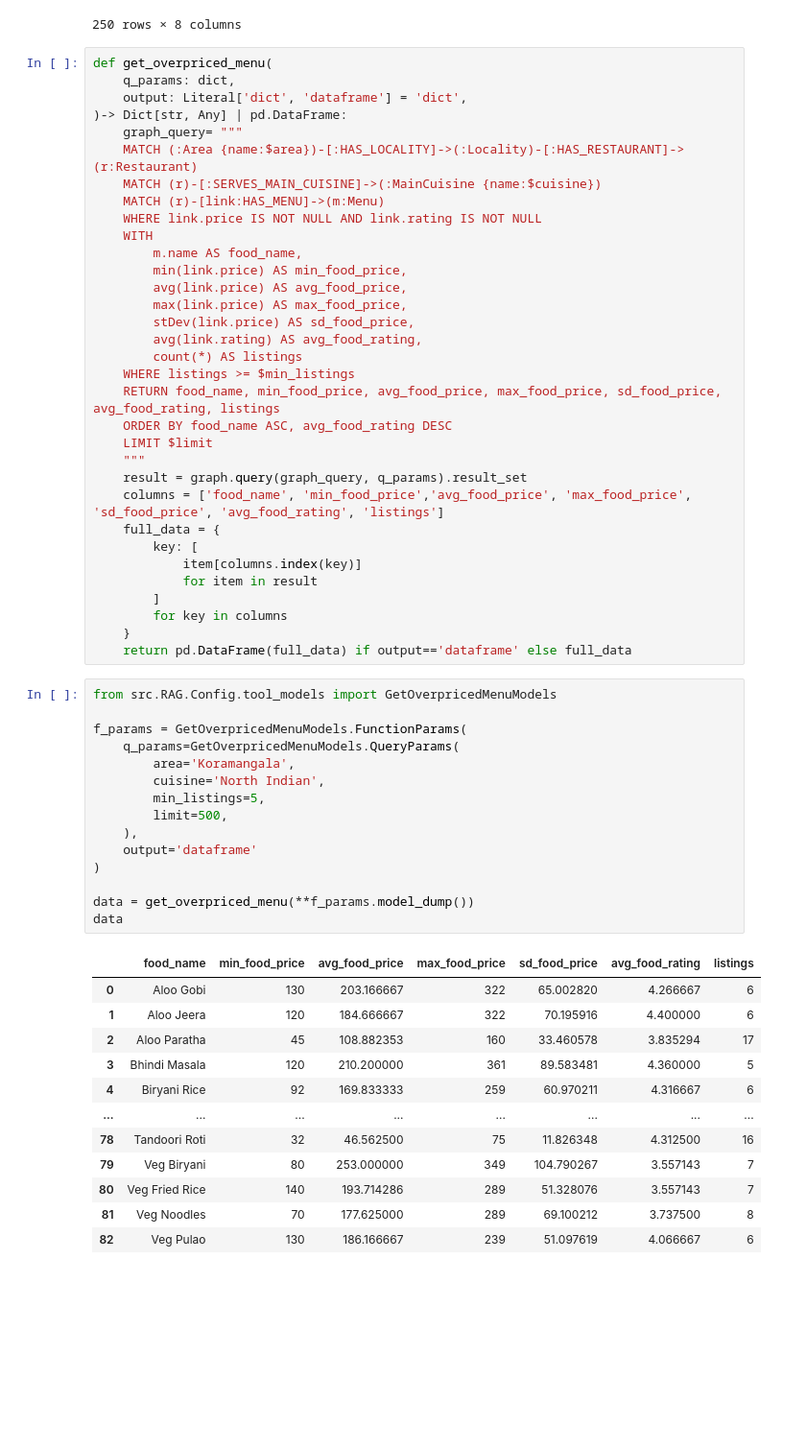
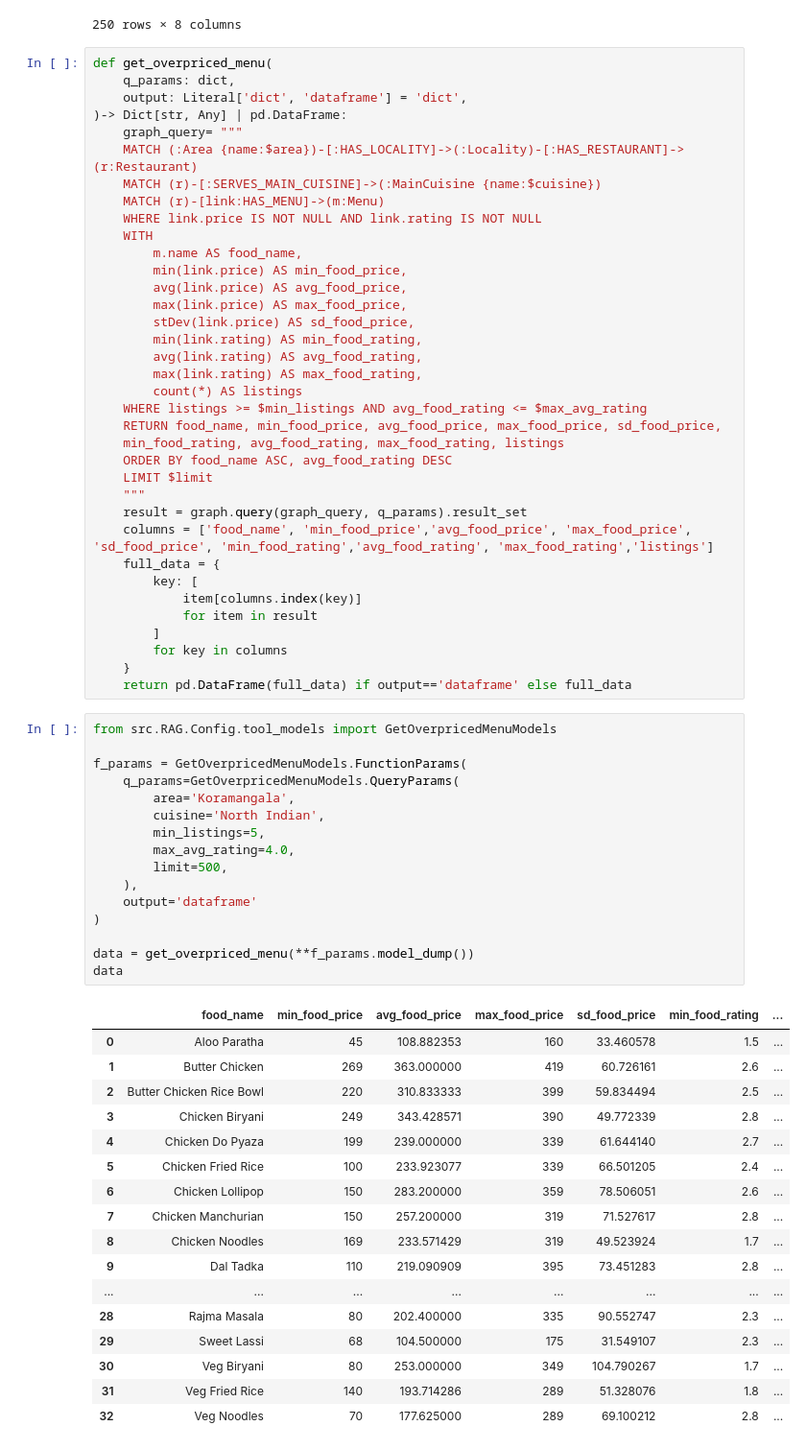
Before and after one commit to vikas-gits-good/Freelance_P-01_Cuisine-Menu-Recommendation-App, a Jupyter notebook: src/RAG/Notebook/test0.ipynb, the cells around one changed output. Shown at 96% size. Drawn from its saved outputs; the diff is of its cells as text; blank space fills up the shorter version.

```diff
--- a/src/RAG/Notebook/test0.ipynb
+++ b/src/RAG/Notebook/test0.ipynb
@@ -445,15 +445,18 @@ def get_overpriced_menu(
         avg(link.price) AS avg_food_price,
         max(link.price) AS max_food_price,
         stDev(link.price) AS sd_food_price,
+        min(link.rating) AS min_food_rating,
         avg(link.rating) AS avg_food_rating,
+        max(link.rating) AS max_food_rating,
         count(*) AS listings
-    WHERE listings >= $min_listings
-    RETURN food_name, min_food_price, avg_food_price, max_food_price, sd_food_price, avg_food_rating, listings
+    WHERE listings >= $min_listings AND avg_food_rating <= $max_avg_rating
+    RETURN food_name, min_food_price, avg_food_price, max_food_price, sd_food_price,
+    min_food_rating, avg_food_rating, max_food_rating, listings
     ORDER BY food_name ASC, avg_food_rating DESC
     LIMIT $limit
     """
     result = graph.query(graph_query, q_params).result_set
-    columns = ['food_name', 'min_food_price','avg_food_price', 'max_food_price', 'sd_food_price', 'avg_food_rating', 'listings']
+    columns = ['food_name', 'min_food_price','avg_food_price', 'max_food_price', 'sd_food_price', 'min_food_rating','avg_food_rating', 'max_food_rating','listings']
     full_data = {
         key: [
             item[columns.index(key)]
@@ -465,28 +468,34 @@ def get_overpriced_menu(
 # %%
 from src.RAG.Config.tool_models import GetOverpricedMenuModels
 
 f_params = GetOverpricedMenuModels.FunctionParams(
     q_params=GetOverpricedMenuModels.QueryParams(
         area='Koramangala',
         cuisine='North Indian',
         min_listings=5,
+        max_avg_rating=4.0,
         limit=500,
     ),
     output='dataframe'
 )
 
 data = get_overpriced_menu(**f_params.model_dump())
 data
 # %% [output]
-|  | food_name | min_food_price | avg_food_price | max_food_price | sd_food_price | avg_food_rating | listings |
-| 0 | Aloo Gobi | 130 | 203.166667 | 322 | 65.002820 | 4.266667 | 6 |
-| 1 | Aloo Jeera | 120 | 184.666667 | 322 | 70.195916 | 4.400000 | 6 |
-| 2 | Aloo Paratha | 45 | 108.882353 | 160 | 33.460578 | 3.835294 | 17 |
-| 3 | Bhindi Masala | 120 | 210.200000 | 361 | 89.583481 | 4.360000 | 5 |
-| 4 | Biryani Rice | 92 | 169.833333 | 259 | 60.970211 | 4.316667 | 6 |
+|  | food_name | min_food_price | avg_food_price | max_food_price | sd_food_price | min_food_rating | ... |
+| 0 | Aloo Paratha | 45 | 108.882353 | 160 | 33.460578 | 1.5 | ... |
+| 1 | Butter Chicken | 269 | 363.000000 | 419 | 60.726161 | 2.6 | ... |
+| 2 | Butter Chicken Rice Bowl | 220 | 310.833333 | 399 | 59.834494 | 2.5 | ... |
+| 3 | Chicken Biryani | 249 | 343.428571 | 390 | 49.772339 | 2.8 | ... |
+| 4 | Chicken Do Pyaza | 199 | 239.000000 | 339 | 61.644140 | 2.7 | ... |
+| 5 | Chicken Fried Rice | 100 | 233.923077 | 339 | 66.501205 | 2.4 | ... |
+| 6 | Chicken Lollipop | 150 | 283.200000 | 359 | 78.506051 | 2.6 | ... |
+| 7 | Chicken Manchurian | 150 | 257.200000 | 319 | 71.527617 | 2.8 | ... |
+| 8 | Chicken Noodles | 169 | 233.571429 | 319 | 49.523924 | 1.7 | ... |
+| 9 | Dal Tadka | 110 | 219.090909 | 395 | 73.451283 | 2.8 | ... |
 | ... | ... | ... | ... | ... | ... | ... | ... |
-| 78 | Tandoori Roti | 32 | 46.562500 | 75 | 11.826348 | 4.312500 | 16 |
-| 79 | Veg Biryani | 80 | 253.000000 | 349 | 104.790267 | 3.557143 | 7 |
-| 80 | Veg Fried Rice | 140 | 193.714286 | 289 | 51.328076 | 3.557143 | 7 |
-| 81 | Veg Noodles | 70 | 177.625000 | 289 | 69.100212 | 3.737500 | 8 |
-| 82 | Veg Pulao | 130 | 186.166667 | 239 | 51.097619 | 4.066667 | 6 |
+| 28 | Rajma Masala | 80 | 202.400000 | 335 | 90.552747 | 2.3 | ... |
+| 29 | Sweet Lassi | 68 | 104.500000 | 175 | 31.549107 | 2.3 | ... |
+| 30 | Veg Biryani | 80 | 253.000000 | 349 | 104.790267 | 1.7 | ... |
+| 31 | Veg Fried Rice | 140 | 193.714286 | 289 | 51.328076 | 1.8 | ... |
+| 32 | Veg Noodles | 70 | 177.625000 | 289 | 69.100212 | 2.8 | ... |
```
Also changed, not shown: parts of 5 cells of this notebook, 1 other file.
